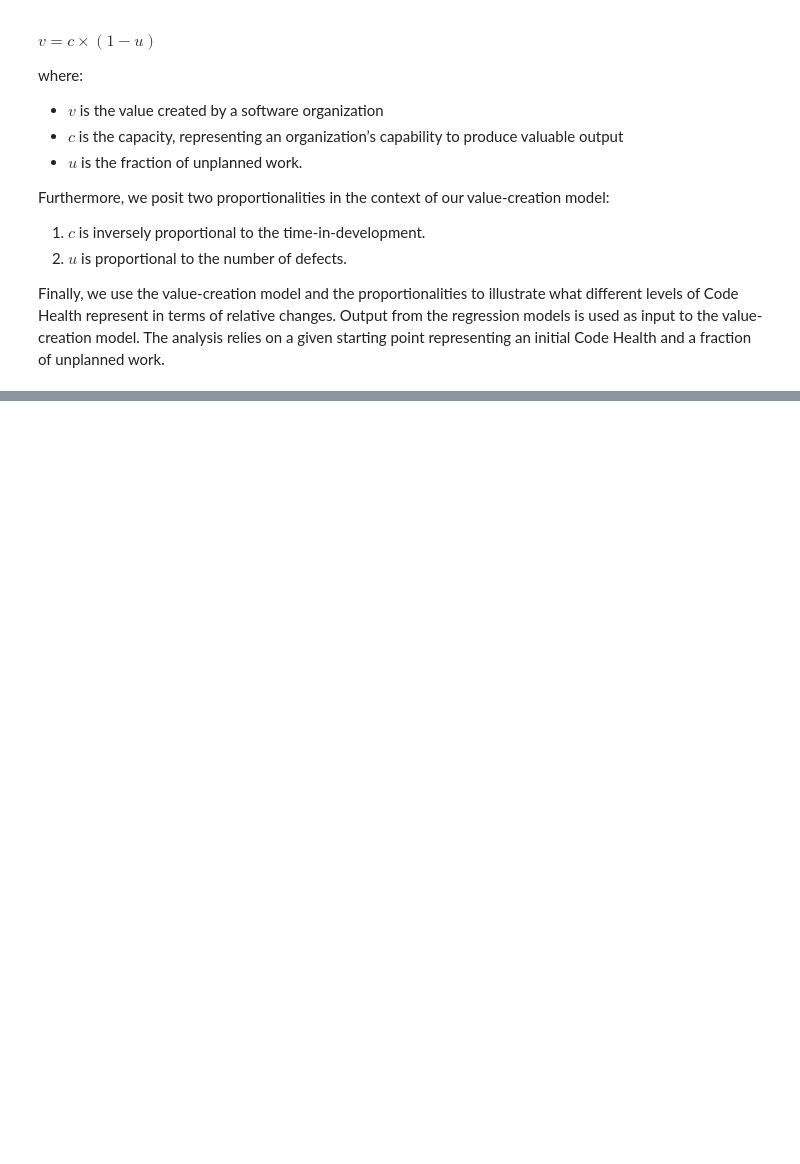
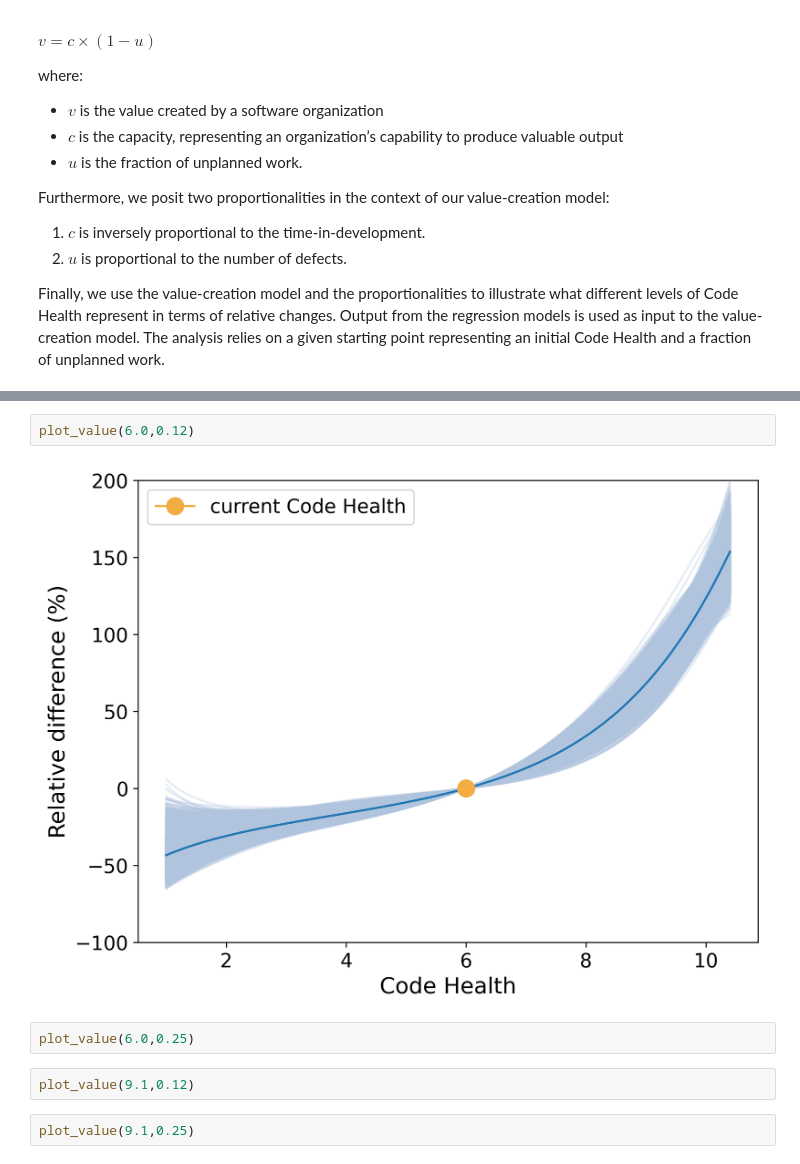
Before and after one commit to codescene-research/increasing-returns-techdebt-2024, a Jupyter notebook: TechDebt24_increasing_returns.ipynb, the cells around one changed output, grey strips where cells are left out. Saved outputs shown, nothing was run; the diff lists cells and outputs as text; blank space fills up the shorter version.

```diff
--- a/TechDebt24_increasing_returns.ipynb
+++ b/TechDebt24_increasing_returns.ipynb
@@ -287,0 +301,10 @@ plot_value(100,9.1,0.25)
+# %%
+plot_value(6.0,0.12)
+# %% [output]
+[figure, added]
+# %%
+plot_value(6.0,0.25)
+# %%
+plot_value(9.1,0.12)
+# %%
+plot_value(9.1,0.25)
```
Also changed, not shown: parts of 14 cells of this notebook.
